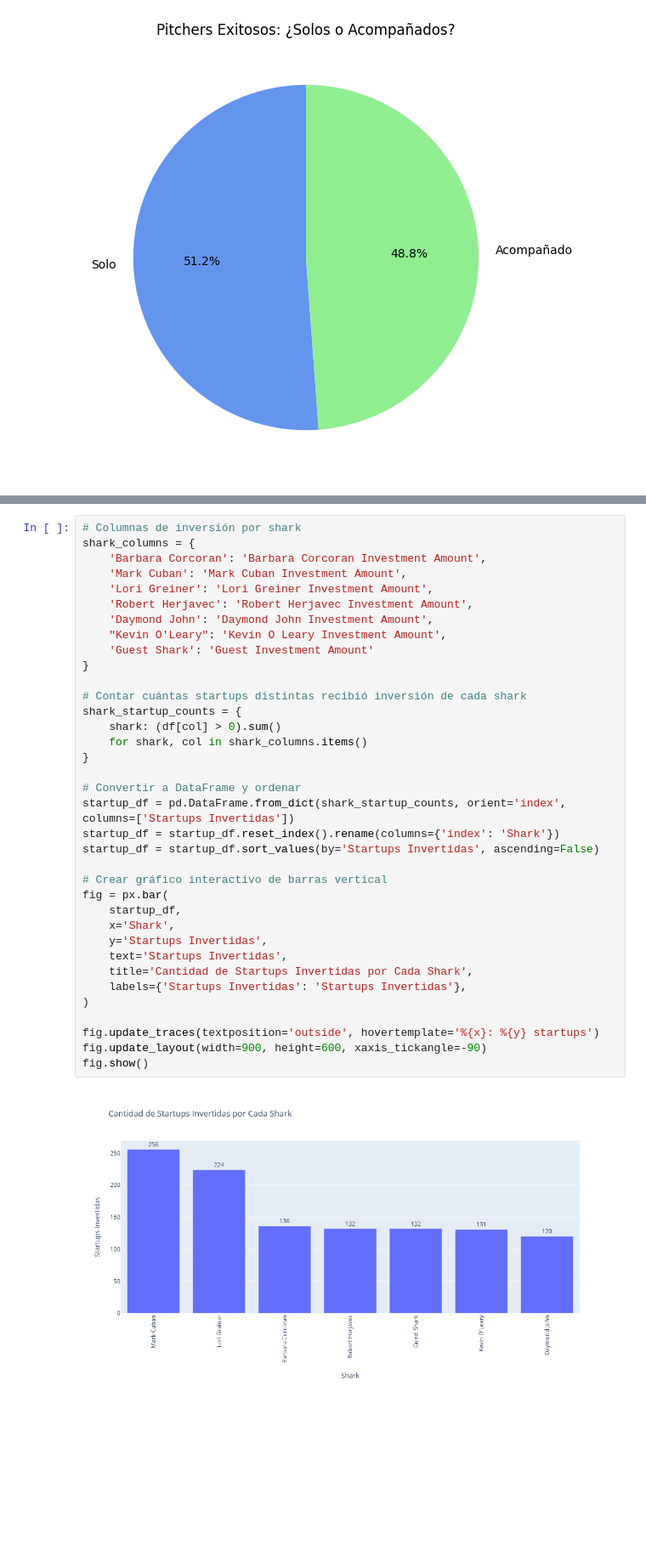
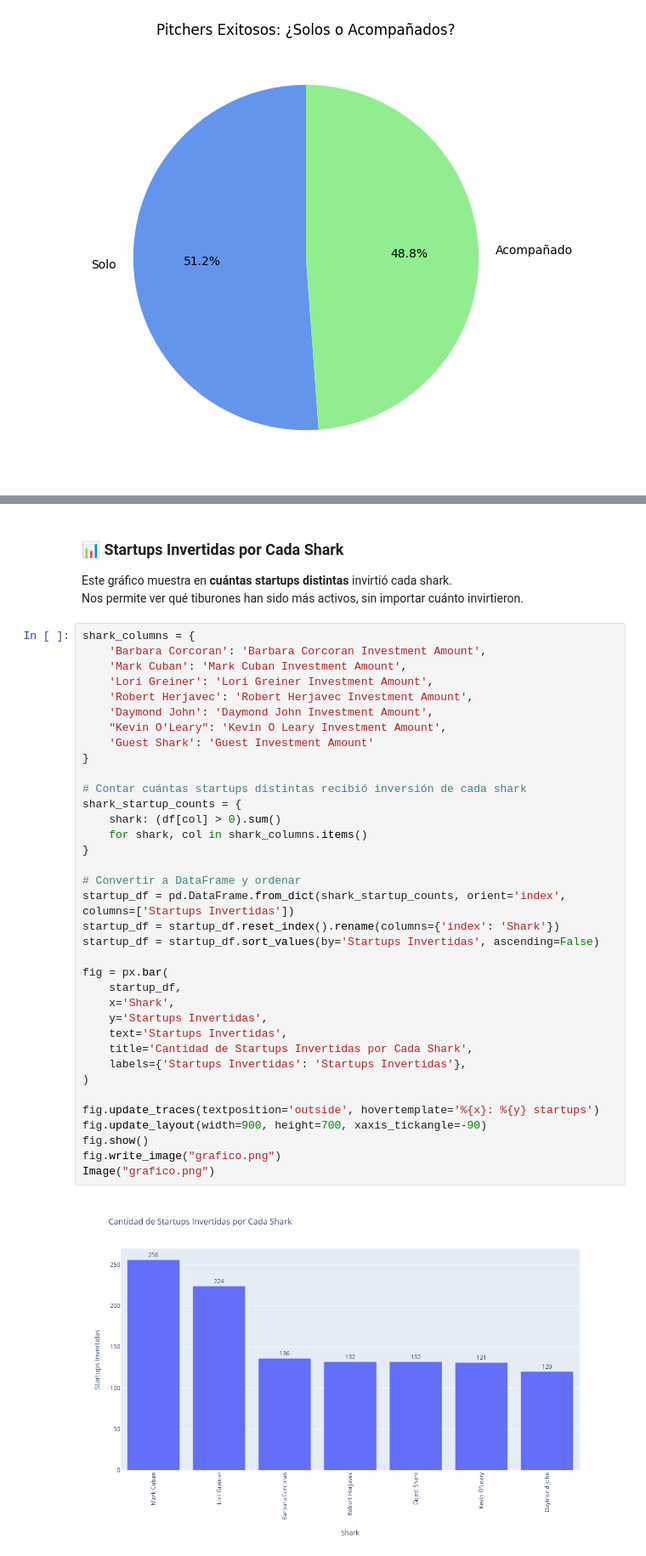
Before and after one commit to EluisEscar/SharkTank-BI, a Jupyter notebook: EDA-ST.ipynb, the cells around one changed output, grey strips where cells are left out. Shown: that part at 85% size. Saved outputs shown, nothing was run; the diff lists cells and outputs as text; blank space fills up the shorter version.

```diff
--- a/EDA-ST.ipynb
+++ b/EDA-ST.ipynb
@@ -143,38 +172,42 @@ fig.show()
+# %% [markdown]
+### 📊 Startups Invertidas por Cada Shark
+Este gráfico muestra en **cuántas startups distintas** invirtió cada shark.
+Nos permite ver qué tiburones han sido más activos, sin importar cuánto invirtieron.
 # %%
-# Columnas de inversión por shark
 shark_columns = {
     'Barbara Corcoran': 'Barbara Corcoran Investment Amount',
     'Mark Cuban': 'Mark Cuban Investment Amount',
     'Lori Greiner': 'Lori Greiner Investment Amount',
     'Robert Herjavec': 'Robert Herjavec Investment Amount',
     'Daymond John': 'Daymond John Investment Amount',
     "Kevin O'Leary": 'Kevin O Leary Investment Amount',
     'Guest Shark': 'Guest Investment Amount'
 }
 
 # Contar cuántas startups distintas recibió inversión de cada shark
 shark_startup_counts = {
     shark: (df[col] > 0).sum()
     for shark, col in shark_columns.items()
 }
 
 # Convertir a DataFrame y ordenar
 startup_df = pd.DataFrame.from_dict(shark_startup_counts, orient='index', columns=['Startups Invertidas'])
 startup_df = startup_df.reset_index().rename(columns={'index': 'Shark'})
 startup_df = startup_df.sort_values(by='Startups Invertidas', ascending=False)
 
-# Crear gráfico interactivo de barras vertical
 fig = px.bar(
     startup_df,
     x='Shark',
     y='Startups Invertidas',
     text='Startups Invertidas',
     title='Cantidad de Startups Invertidas por Cada Shark',
     labels={'Startups Invertidas': 'Startups Invertidas'},
 )
 
 fig.update_traces(textposition='outside', hovertemplate='%{x}: %{y} startups')
-fig.update_layout(width=900, height=600, xaxis_tickangle=-90)
+fig.update_layout(width=900, height=700, xaxis_tickangle=-90)
 fig.show()
+fig.write_image("grafico.png")
+Image("grafico.png")
 # %% [output]
-[figure, old version]
+[figure, new version]
```
Also changed, not shown: parts of 14 cells of this notebook.
